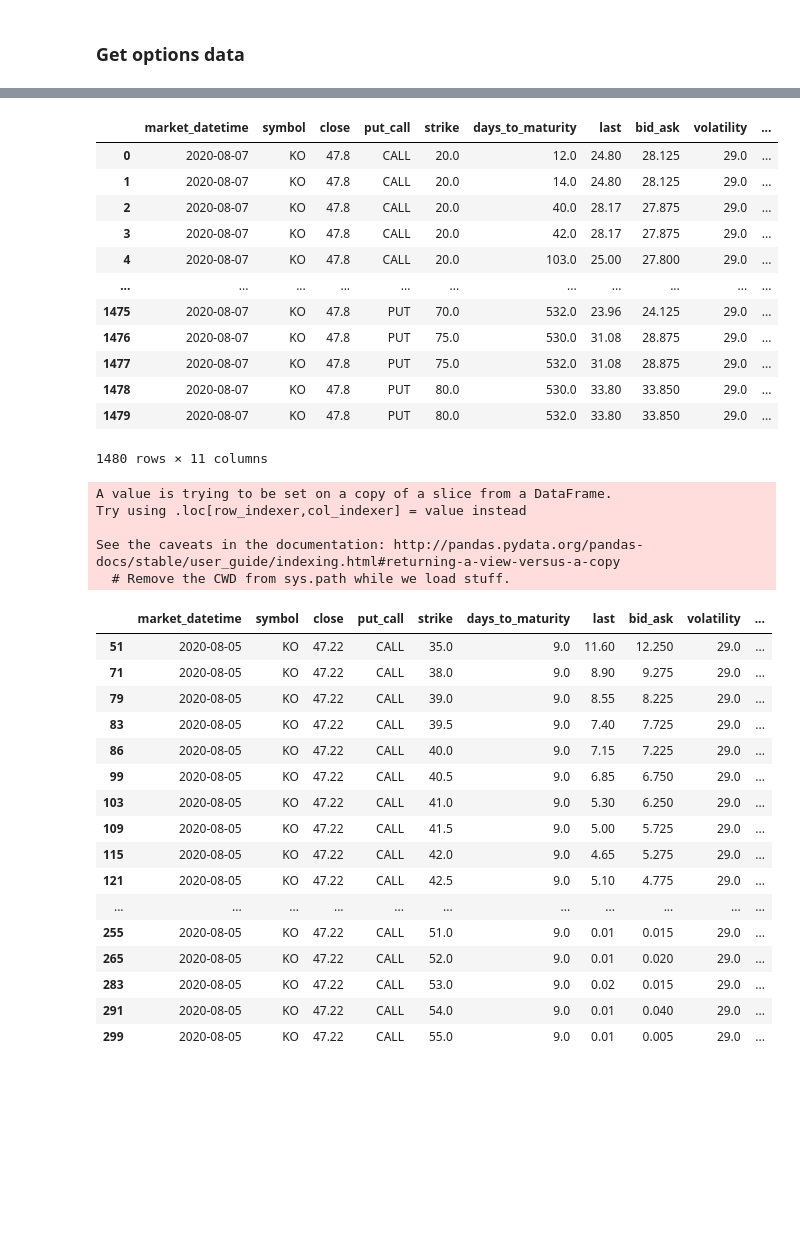
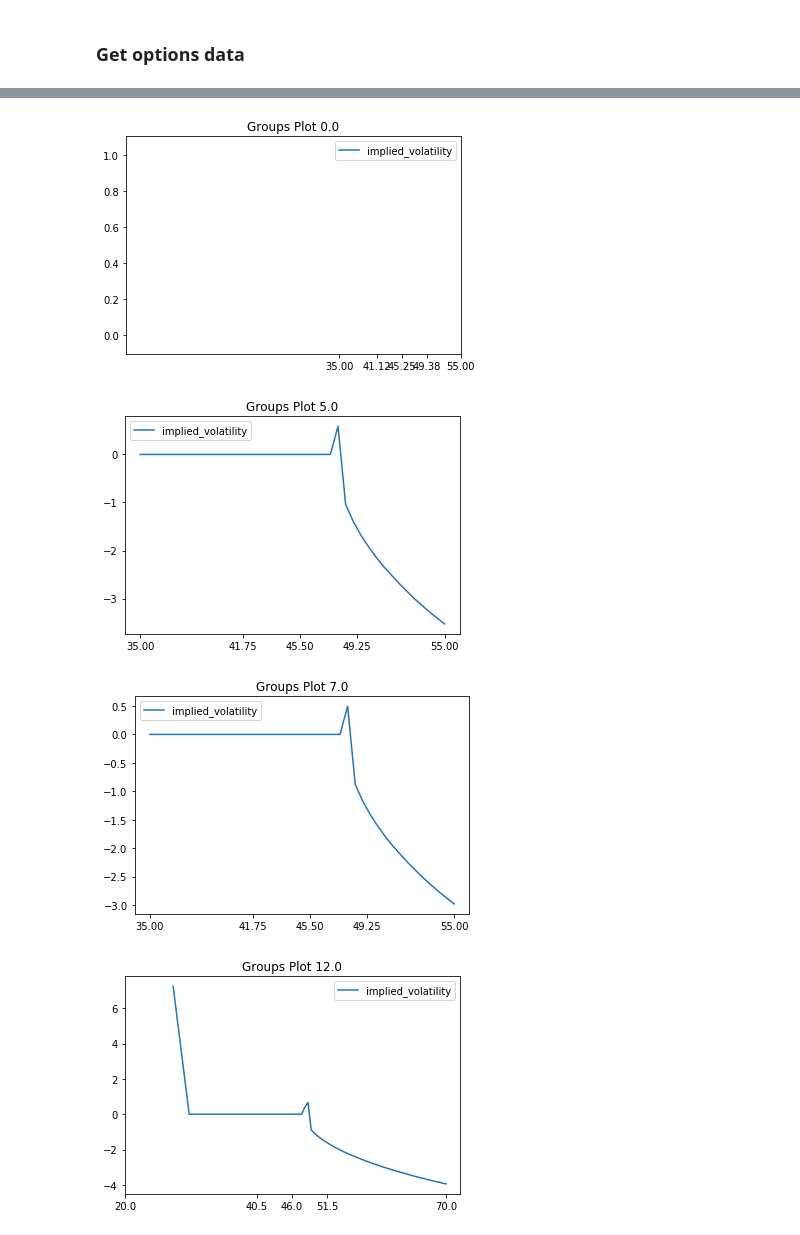
Before and after one commit to rbetzler/fun-times-in-python, a Jupyter notebook: finance/science/exploration/20200722_lstm.ipynb, the cells around one changed output, grey strips where cells are left out. Drawn from its saved outputs; the diff is of its cells as text; code cells hidden in the pictures; blank space fills up the shorter version.

```diff
--- a/finance/science/exploration/20200722_lstm.ipynb
+++ b/finance/science/exploration/20200722_lstm.ipynb
@@ -313,52 +316,14 @@ options.head()
-# %%
-options
-# %% [output]
-|  | market_datetime | symbol | close | put_call | strike | days_to_maturity | last | bid_ask | volatility | ... |
-| 0 | 2020-08-07 | KO | 47.8 | CALL | 20.0 | 12.0 | 24.80 | 28.125 | 29.0 | ... |
-| 1 | 2020-08-07 | KO | 47.8 | CALL | 20.0 | 14.0 | 24.80 | 28.125 | 29.0 | ... |
-| 2 | 2020-08-07 | KO | 47.8 | CALL | 20.0 | 40.0 | 28.17 | 27.875 | 29.0 | ... |
-| 3 | 2020-08-07 | KO | 47.8 | CALL | 20.0 | 42.0 | 28.17 | 27.875 | 29.0 | ... |
-| 4 | 2020-08-07 | KO | 47.8 | CALL | 20.0 | 103.0 | 25.00 | 27.800 | 29.0 | ... |
-| ... | ... | ... | ... | ... | ... | ... | ... | ... | ... | ... |
-| 1475 | 2020-08-07 | KO | 47.8 | PUT | 70.0 | 532.0 | 23.96 | 24.125 | 29.0 | ... |
-| 1476 | 2020-08-07 | KO | 47.8 | PUT | 75.0 | 530.0 | 31.08 | 28.875 | 29.0 | ... |
-| 1477 | 2020-08-07 | KO | 47.8 | PUT | 75.0 | 532.0 | 31.08 | 28.875 | 29.0 | ... |
-| 1478 | 2020-08-07 | KO | 47.8 | PUT | 80.0 | 530.0 | 33.80 | 33.850 | 29.0 | ... |
-| 1479 | 2020-08-07 | KO | 47.8 | PUT | 80.0 | 532.0 | 33.80 | 33.850 | 29.0 | ... |
-1480 rows × 11 columns
-# %%
-x = options[(options['put_call']=='CALL') & (options['days_to_maturity']==9)]
-
-x['asdf'] = x.apply(lambda x: options_utils.BlackScholes(
-    current_option_price=x['bid_ask'],
-    stock_price=x['close'],
-    strike=x['strike'],
-    risk_free_rate=.001,
-    days_to_maturity=x['days_to_maturity'],
-    is_call=x['put_call']=='CALL',
-).implied_volatility, axis=1)
-
-x
-# %% [output]
-A value is trying to be set on a copy of a slice from a DataFrame.
-Try using .loc[row_indexer,col_indexer] = value instead
-
-See the caveats in the documentation: http://pandas.pydata.org/pandas-docs/stable/user_guide/indexing.html#returning-a-view-versus-a-copy
-  # Remove the CWD from sys.path while we load stuff.
-|  | market_datetime | symbol | close | put_call | strike | days_to_maturity | last | bid_ask | volatility | ... |
-| 51 | 2020-08-05 | KO | 47.22 | CALL | 35.0 | 9.0 | 11.60 | 12.250 | 29.0 | ... |
-| 71 | 2020-08-05 | KO | 47.22 | CALL | 38.0 | 9.0 | 8.90 | 9.275 | 29.0 | ... |
-| 79 | 2020-08-05 | KO | 47.22 | CALL | 39.0 | 9.0 | 8.55 | 8.225 | 29.0 | ... |
-| 83 | 2020-08-05 | KO | 47.22 | CALL | 39.5 | 9.0 | 7.40 | 7.725 | 29.0 | ... |
-| 86 | 2020-08-05 | KO | 47.22 | CALL | 40.0 | 9.0 | 7.15 | 7.225 | 29.0 | ... |
-| 99 | 2020-08-05 | KO | 47.22 | CALL | 40.5 | 9.0 | 6.85 | 6.750 | 29.0 | ... |
-| 103 | 2020-08-05 | KO | 47.22 | CALL | 41.0 | 9.0 | 5.30 | 6.250 | 29.0 | ... |
-| 109 | 2020-08-05 | KO | 47.22 | CALL | 41.5 | 9.0 | 5.00 | 5.725 | 29.0 | ... |
-| 115 | 2020-08-05 | KO | 47.22 | CALL | 42.0 | 9.0 | 4.65 | 5.275 | 29.0 | ... |
-| 121 | 2020-08-05 | KO | 47.22 | CALL | 42.5 | 9.0 | 5.10 | 4.775 | 29.0 | ... |
-| ... | ... | ... | ... | ... | ... | ... | ... | ... | ... | ... |
-| 255 | 2020-08-05 | KO | 47.22 | CALL | 51.0 | 9.0 | 0.01 | 0.015 | 29.0 | ... |
-| 265 | 2020-08-05 | KO | 47.22 | CALL | 52.0 | 9.0 | 0.01 | 0.020 | 29.0 | ... |
-| 283 | 2020-08-05 | KO | 47.22 | CALL | 53.0 | 9.0 | 0.02 | 0.015 | 29.0 | ... |
-| 291 | 2020-08-05 | KO | 47.22 | CALL | 54.0 | 9.0 | 0.01 | 0.040 | 29.0 | ... |
-| 299 | 2020-08-05 | KO | 47.22 | CALL | 55.0 | 9.0 | 0.01 | 0.005 | 29.0 | ... |
+# %%
+x = options[options['put_call']]
+
+science_utils.plot_groups(
+    df=x,
+    groups='days_to_maturity',
+    lines=['implied_volatility'],
+    xaxis_name='strike',
+)
+# %% [output]
+[figure, added]
+[figure, added]
+[figure, added]
+[figure, added]
```
Also changed, not shown: parts of 3 cells of this notebook.
